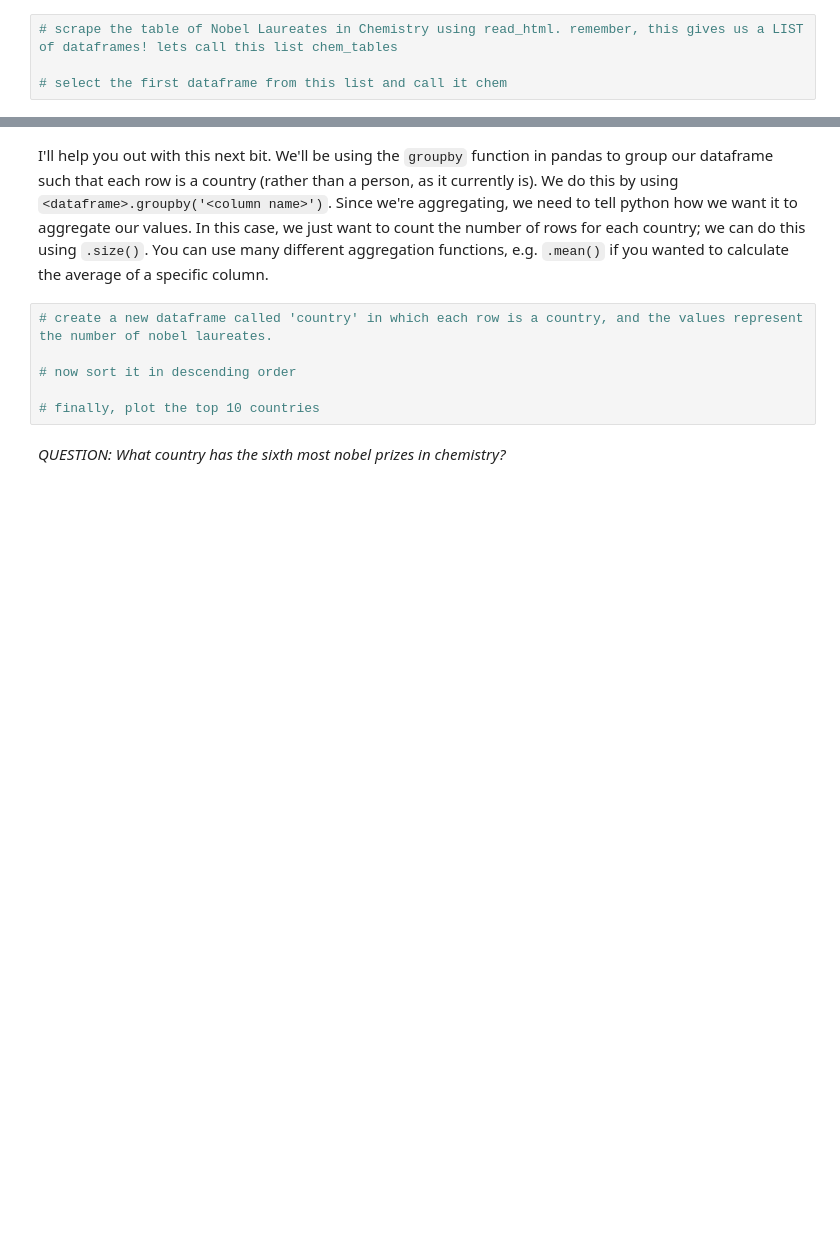
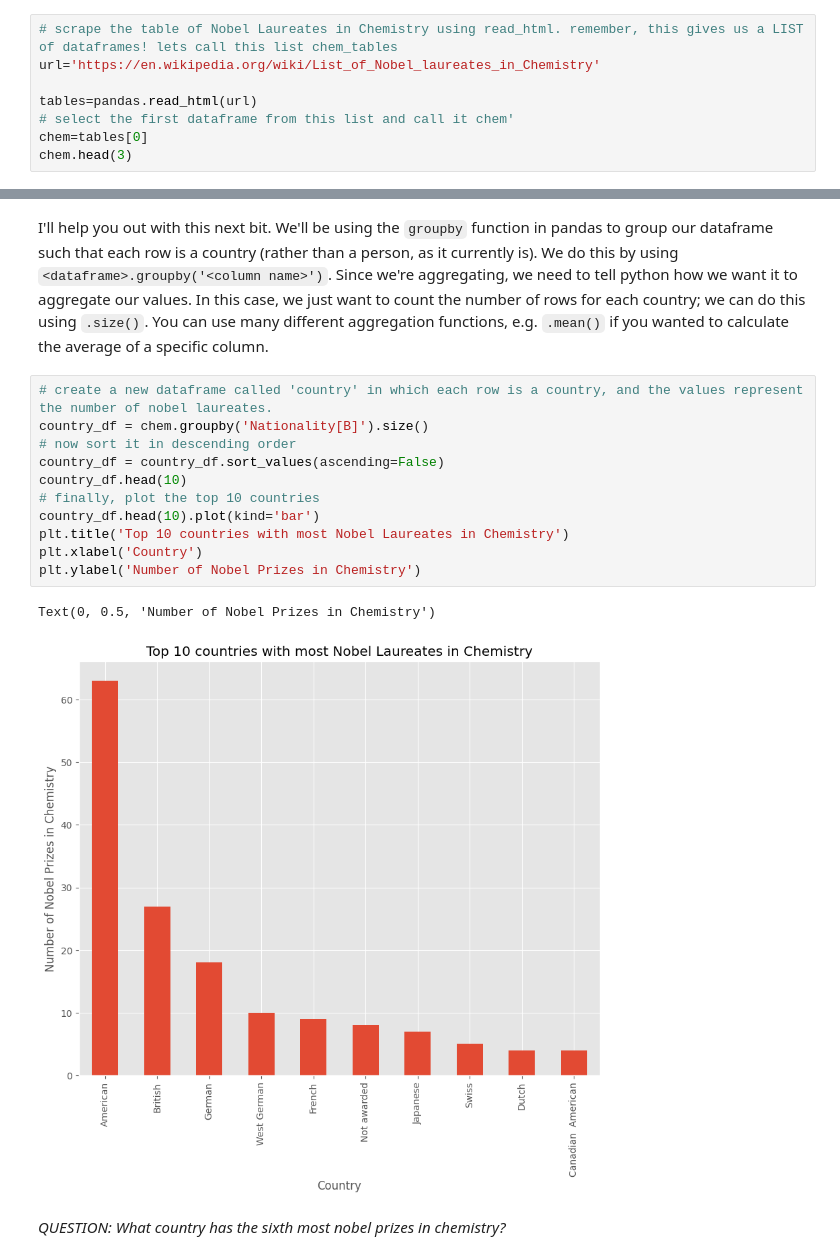
Before and after one commit to NoahGal-19/QM2, a Jupyter notebook: notebooks/W02. Pandas.ipynb, the cells around one changed output, grey strips where cells are left out. Drawn from its saved outputs; the diff is of its cells as text; blank space fills up the shorter version.

```diff
--- a/notebooks/W02. Pandas.ipynb
+++ b/notebooks/W02. Pandas.ipynb
@@ -409,5 +434,9 @@ And there we have it; a nicely formatted dataframe ready for analysis, straight
 Using the following URL https://en.wikipedia.org/wiki/List_of_Nobel_laureates_in_Chemistry create a plot of the top 10 countries in terms of nobel laureates. First, follow the steps below:
 # %%
 # scrape the table of Nobel Laureates in Chemistry using read_html. remember, this gives us a LIST of dataframes! lets call this list chem_tables
+url='https://en.wikipedia.org/wiki/List_of_Nobel_laureates_in_Chemistry'
 
-# select the first dataframe from this list and call it chem
+tables=pandas.read_html(url)
+# select the first dataframe from this list and call it chem'
+chem=tables[0]
+chem.head(3)
@@ -415,9 +449,17 @@ Using the following URL https://en.wikipedia.org/wiki/List_of_Nobel_laureates_in
 I'll help you out with this next bit. We'll be using the `groupby` function in pandas to group our dataframe such that each row is a country (rather than a person, as it currently is). We do this by using `<dataframe>.groupby('<column name>')`. Since we're aggregating, we need to tell python how we want it to aggregate our values. In this case, we just want to count the number of rows for each country; we can do this using `.size()`. You can use many different aggregation functions, e.g. `.mean()` if you wanted to calculate the average of a specific column.
 # %%
 # create a new dataframe called 'country' in which each row is a country, and the values represent the number of nobel laureates.
-
+country_df = chem.groupby('Nationality[B]').size()
 # now sort it in descending order
-
+country_df = country_df.sort_values(ascending=False)
+country_df.head(10)
 # finally, plot the top 10 countries
+country_df.head(10).plot(kind='bar')
+plt.title('Top 10 countries with most Nobel Laureates in Chemistry')
+plt.xlabel('Country')
+plt.ylabel('Number of Nobel Prizes in Chemistry')
+# %% [output]
+Text(0, 0.5, 'Number of Nobel Prizes in Chemistry')
+[figure, added]
 # %% [markdown]
 *QUESTION: What country has the sixth most nobel prizes in chemistry?*
```
Also changed, not shown: parts of 13 cells of this notebook.
